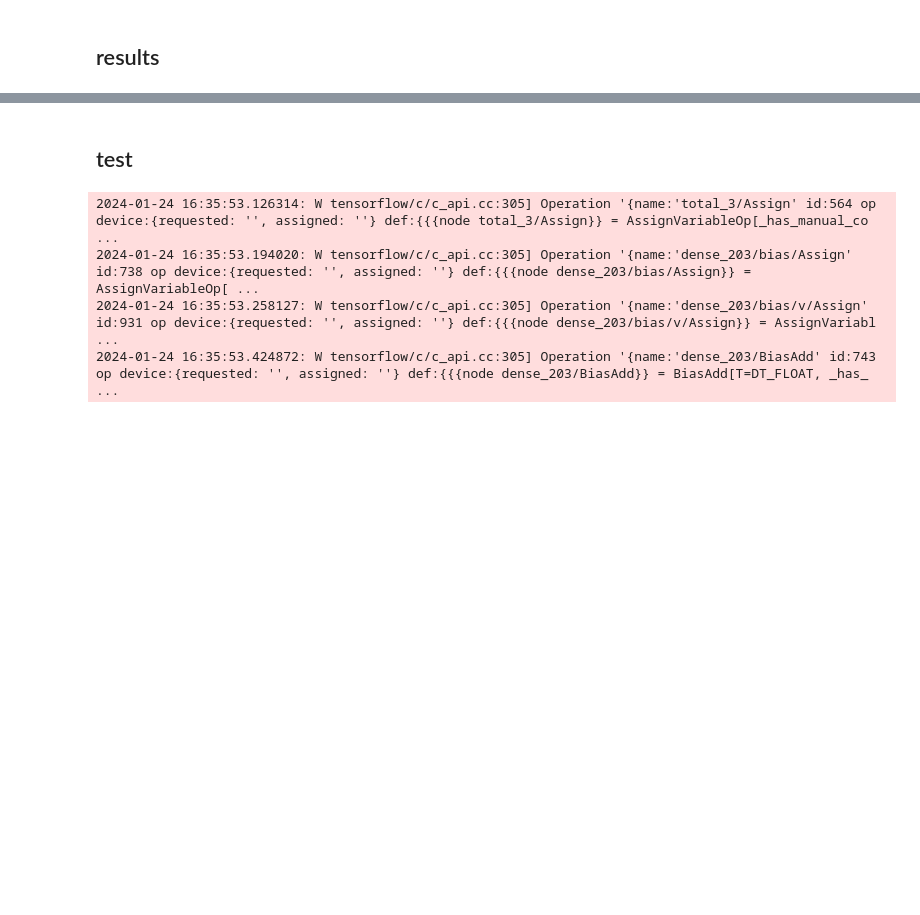
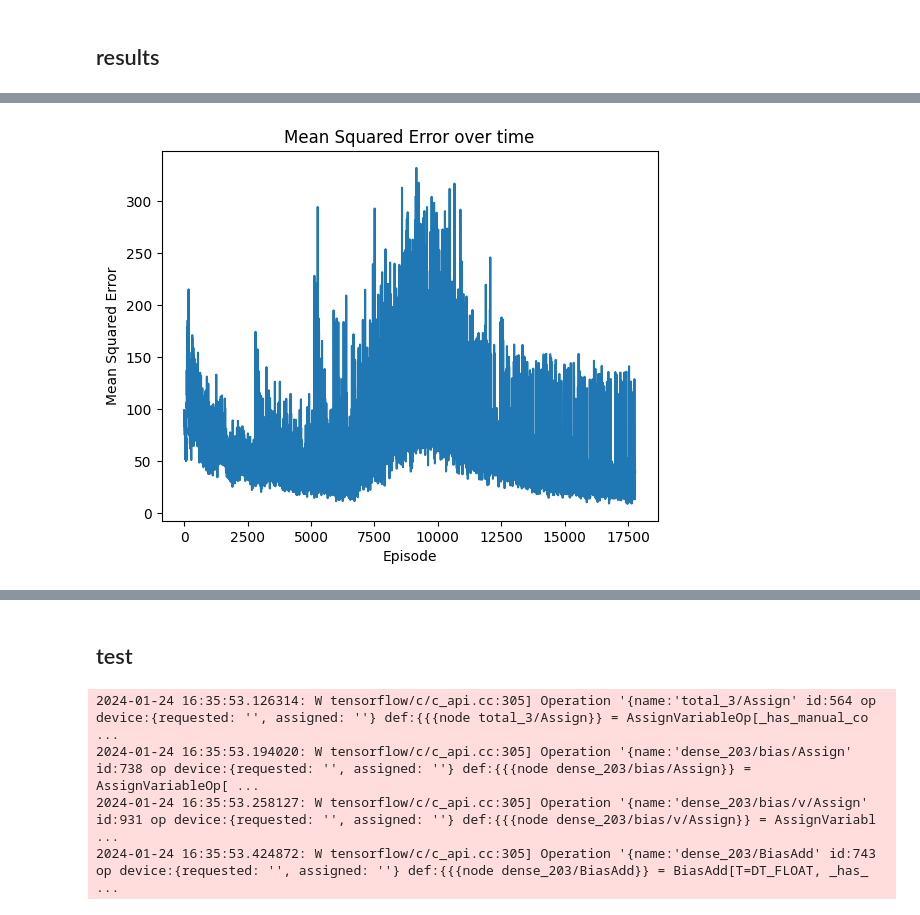
Before and after one commit to driessenslucas/researchproject, a Jupyter notebook: training/ResearchProject_v2.ipynb, the cells around one changed output, grey strips where cells are left out. Drawn from its saved outputs; the diff is of its cells as text; code cells hidden in the pictures; blank space fills up the shorter version.

```diff
--- a/training/ResearchProject_v2.ipynb
+++ b/training/ResearchProject_v2.ipynb
@@ -1076,0 +1079,11 @@ plt.show()
+# %%
+# evalution
+
+#plot mse
+plt.plot(mse_history)
+plt.xlabel('Episode')
+plt.ylabel('Mean Squared Error')
+plt.title('Mean Squared Error over time')
+plt.show()
+# %% [output]
+[figure, added]
```
Also changed, not shown: parts of 8 cells of this notebook, 4 other files.
